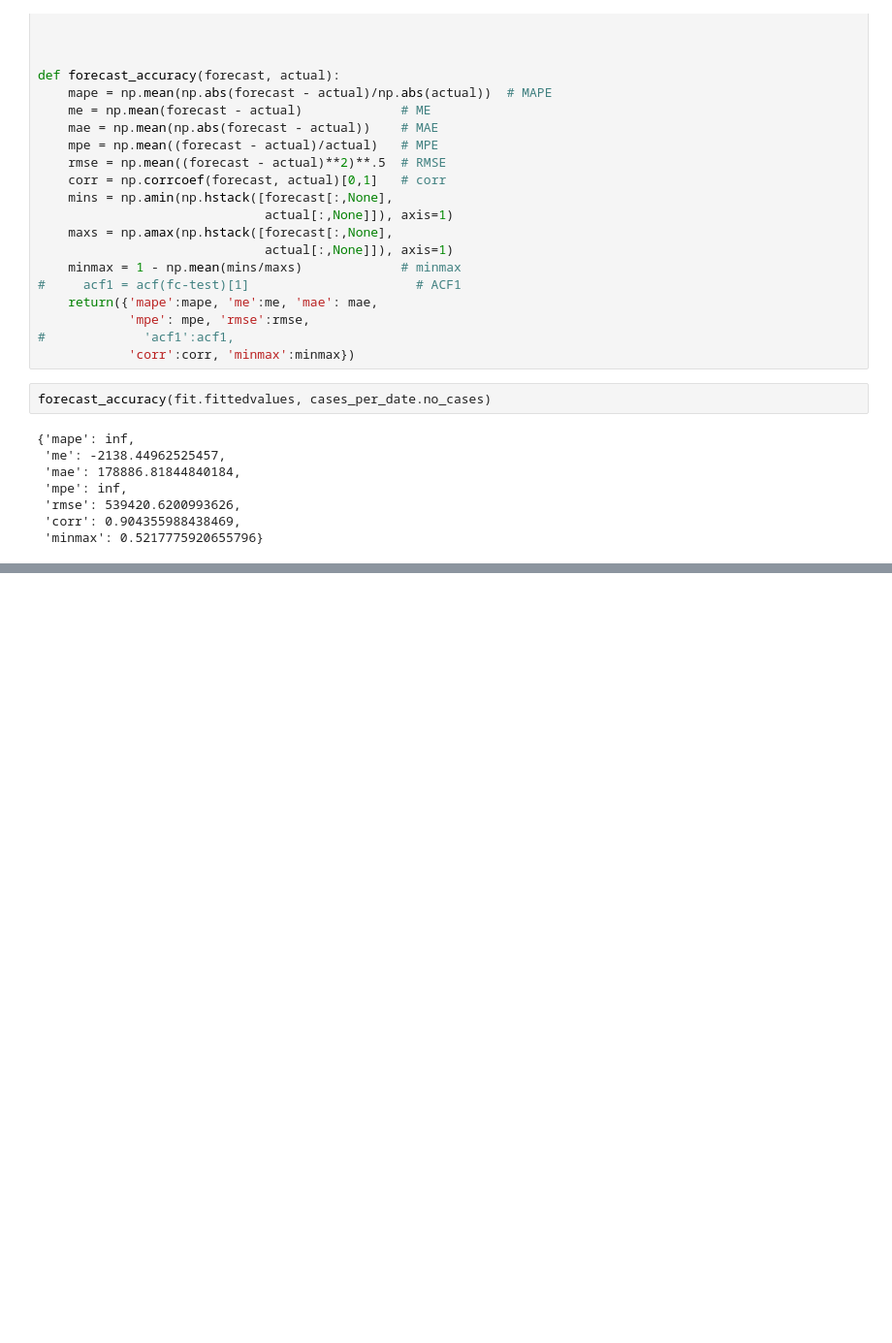
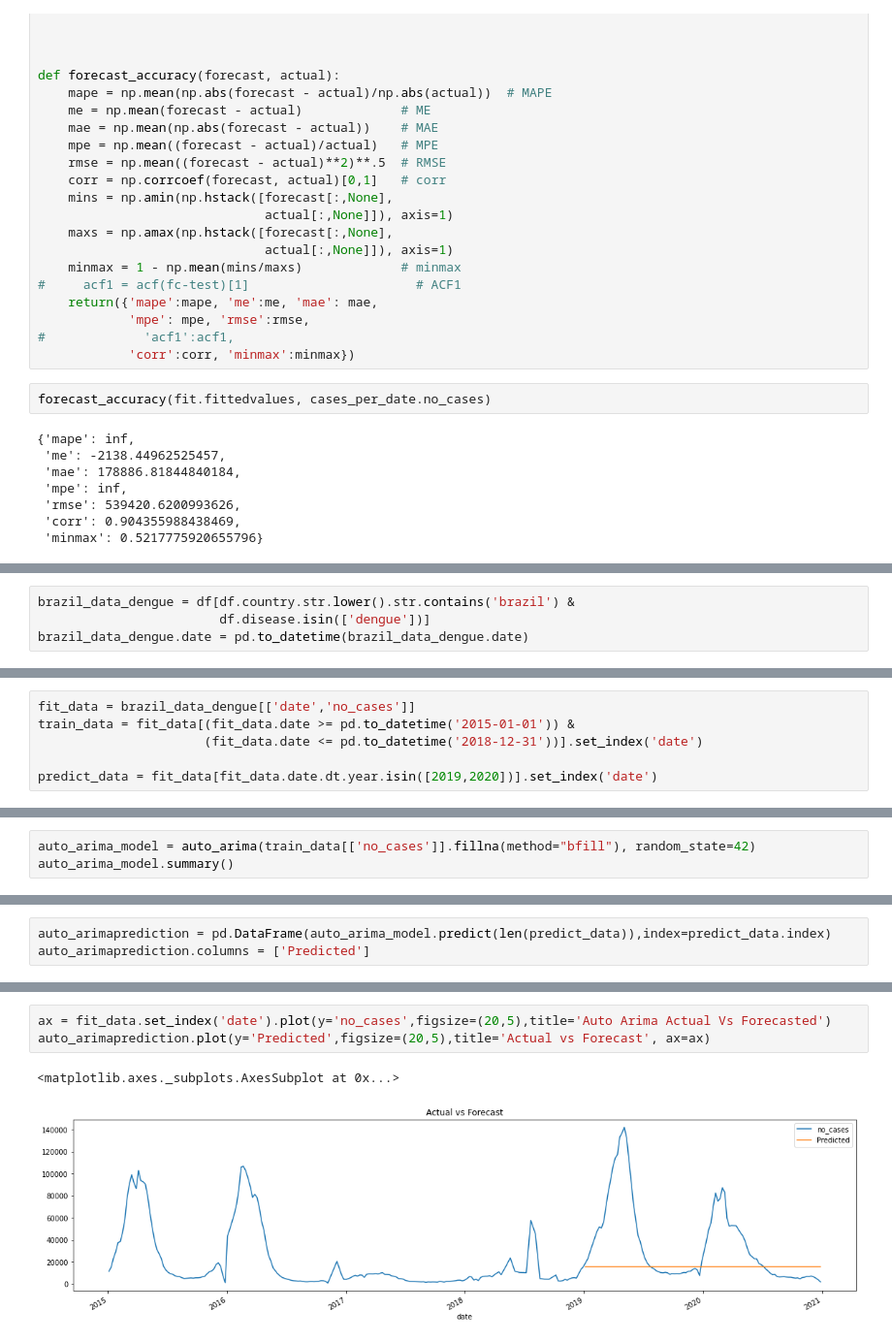
Before and after one commit to manyshapes/Projecting-Cases, a Jupyter notebook: model.ipynb, the cells around one changed output, grey strips where cells are left out. Shown: that part at 97% size. Cells and saved outputs as stored; diff of their text form; blank space fills up the shorter version.

Commit message:
arima models with pdq values

```diff
--- a/model.ipynb
+++ b/model.ipynb
@@ -207,0 +196,4 @@ forecast_accuracy(fit.fittedvalues, cases_per_date.no_cases)
+# %%
+brazil_data_dengue = df[df.country.str.lower().str.contains('brazil') &
+                        df.disease.isin(['dengue'])]
+brazil_data_dengue.date = pd.to_datetime(brazil_data_dengue.date)
@@ -207,0 +209,6 @@ forecast_accuracy(fit.fittedvalues, cases_per_date.no_cases)
+# %%
+fit_data = brazil_data_dengue[['date','no_cases']]
+train_data = fit_data[(fit_data.date >= pd.to_datetime('2015-01-01')) &
+                      (fit_data.date <= pd.to_datetime('2018-12-31'))].set_index('date')
+
+predict_data = fit_data[fit_data.date.dt.year.isin([2019,2020])].set_index('date')
@@ -207,0 +229,3 @@ forecast_accuracy(fit.fittedvalues, cases_per_date.no_cases)
+# %%
+auto_arima_model = auto_arima(train_data[['no_cases']].fillna(method="bfill"), random_state=42)
+auto_arima_model.summary()
@@ -207,0 +251,3 @@ forecast_accuracy(fit.fittedvalues, cases_per_date.no_cases)
+# %%
+auto_arimaprediction = pd.DataFrame(auto_arima_model.predict(len(predict_data)),index=predict_data.index)
+auto_arimaprediction.columns = ['Predicted']
@@ -207,0 +264,6 @@ forecast_accuracy(fit.fittedvalues, cases_per_date.no_cases)
+# %%
+ax = fit_data.set_index('date').plot(y='no_cases',figsize=(20,5),title='Auto Arima Actual Vs Forecasted')
+auto_arimaprediction.plot(y='Predicted',figsize=(20,5),title='Actual vs Forecast', ax=ax)
+# %% [output]
+<matplotlib.axes._subplots.AxesSubplot at 0x...>
+[figure, added]
```
Also changed, not shown: parts of 30 cells of this notebook.
